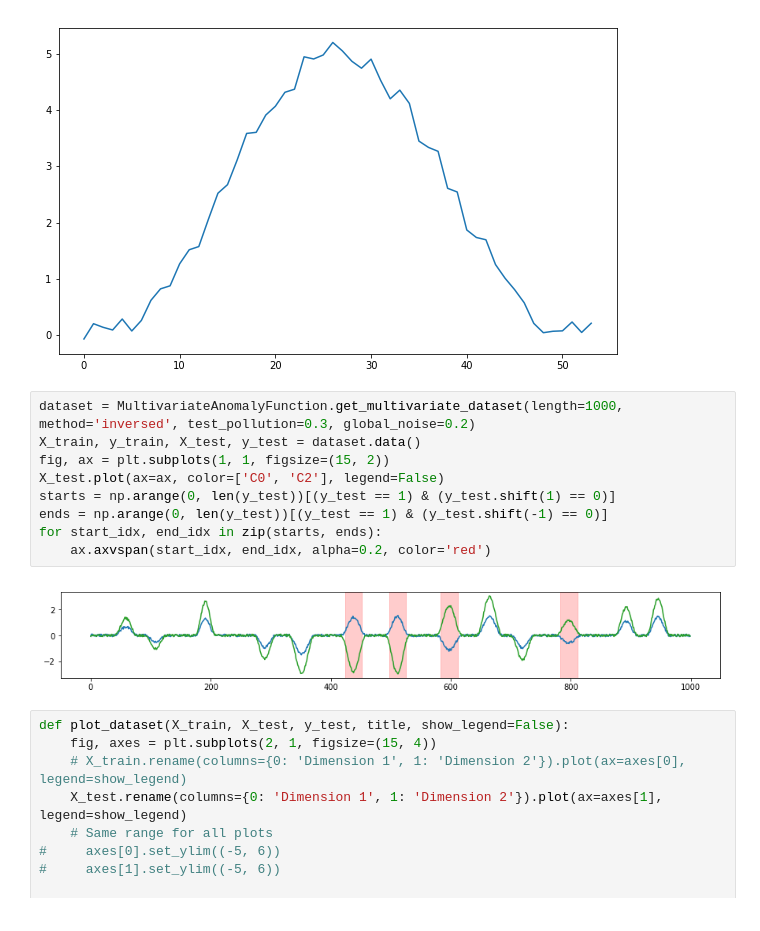
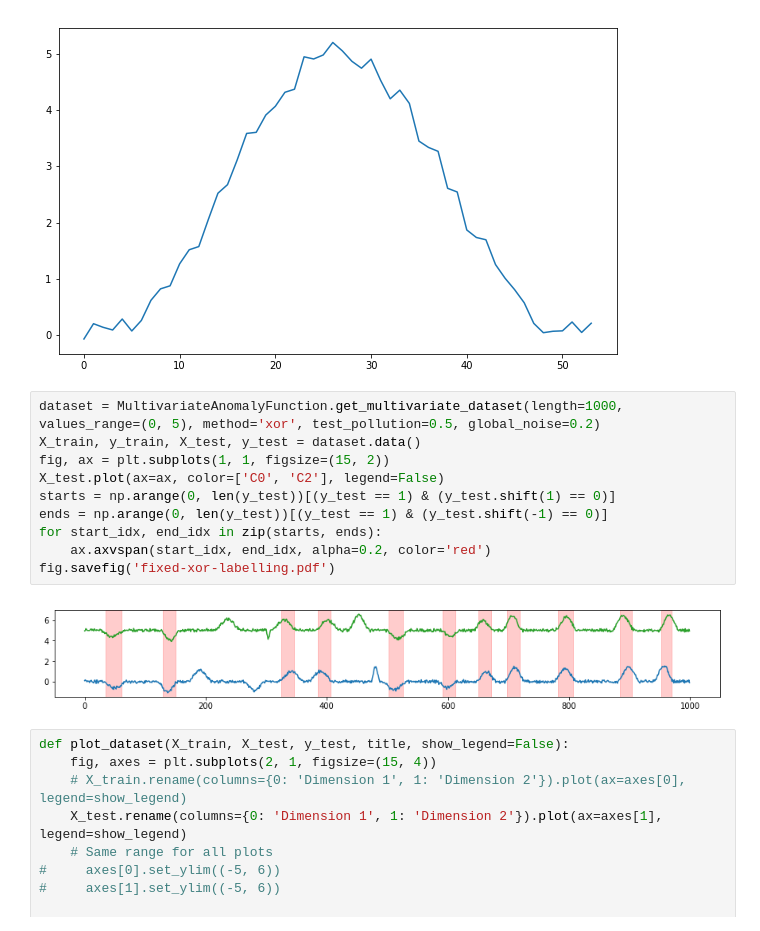
Before and after one commit to KDD-OpenSource/DeepADoTS, a Jupyter notebook: notebooks/3.0-tk-data-generation.ipynb, the cells around one changed output. Drawn from its saved outputs; the diff is of its cells as text.

Commit message:
fix multi-dim mv group_size bug, fix XOR labelling

```diff
--- a/notebooks/3.0-tk-data-generation.ipynb
+++ b/notebooks/3.0-tk-data-generation.ipynb
@@ -34,16 +34,17 @@ plt.plot(SyntheticMultivariateDataset.get_noisy_value(np.concatenate([[0, 0], Sy
 [<matplotlib.lines.Line2D at 0x...>]
 [figure]
 # %%
-dataset = MultivariateAnomalyFunction.get_multivariate_dataset(length=1000, method='inversed', test_pollution=0.3, global_noise=0.2)
+dataset = MultivariateAnomalyFunction.get_multivariate_dataset(length=1000, values_range=(0, 5), method='xor', test_pollution=0.5, global_noise=0.2)
 X_train, y_train, X_test, y_test = dataset.data()
 fig, ax = plt.subplots(1, 1, figsize=(15, 2))
 X_test.plot(ax=ax, color=['C0', 'C2'], legend=False)
 starts = np.arange(0, len(y_test))[(y_test == 1) & (y_test.shift(1) == 0)]
 ends = np.arange(0, len(y_test))[(y_test == 1) & (y_test.shift(-1) == 0)]
 for start_idx, end_idx in zip(starts, ends):
     ax.axvspan(start_idx, end_idx, alpha=0.2, color='red')
+fig.savefig('fixed-xor-labelling.pdf')
 # %% [output]
-[figure, old version]
+[figure, new version]
 # %%
 def plot_dataset(X_train, X_test, y_test, title, show_legend=False):
     fig, axes = plt.subplots(2, 1, figsize=(15, 4))
```
Also changed, not shown: 2 other files.
